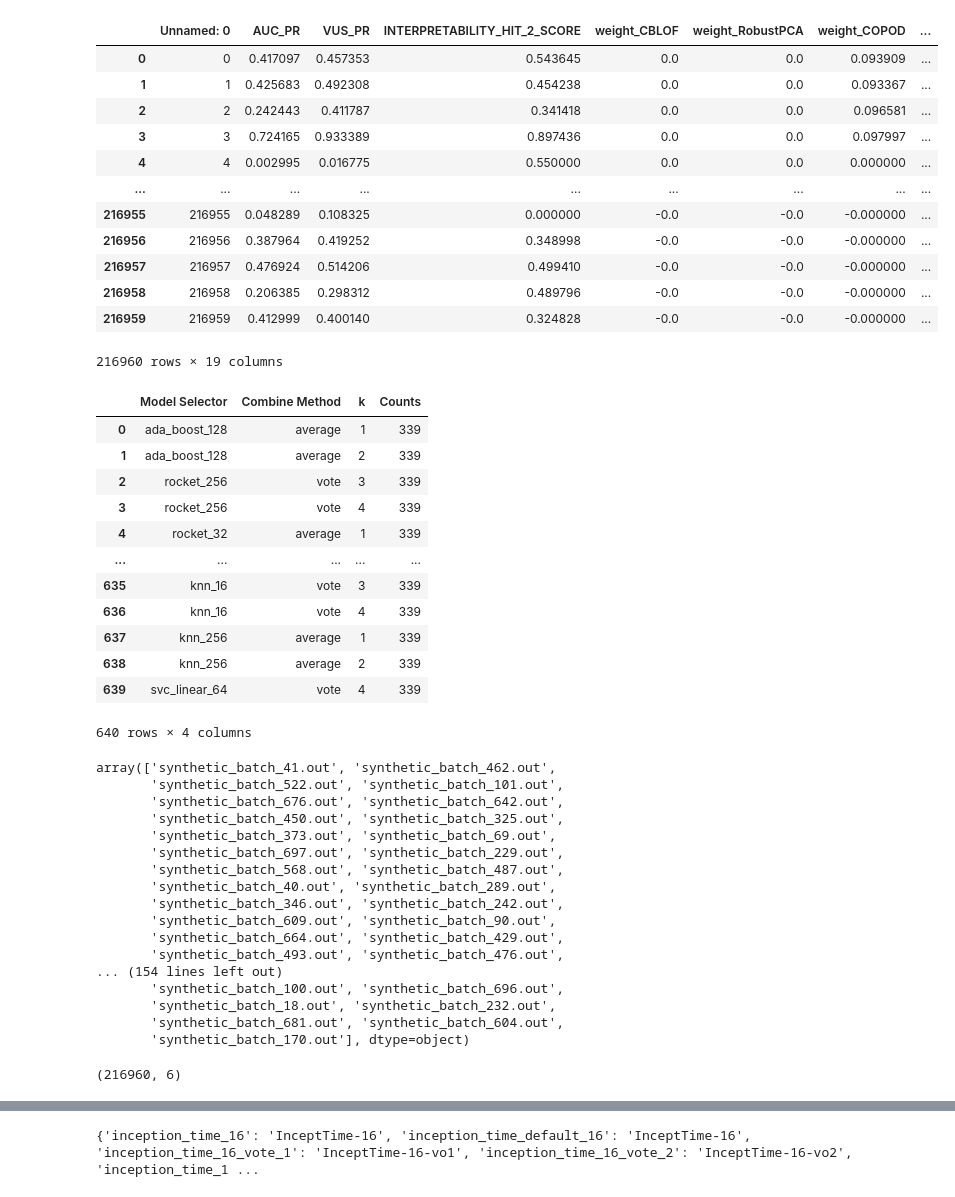
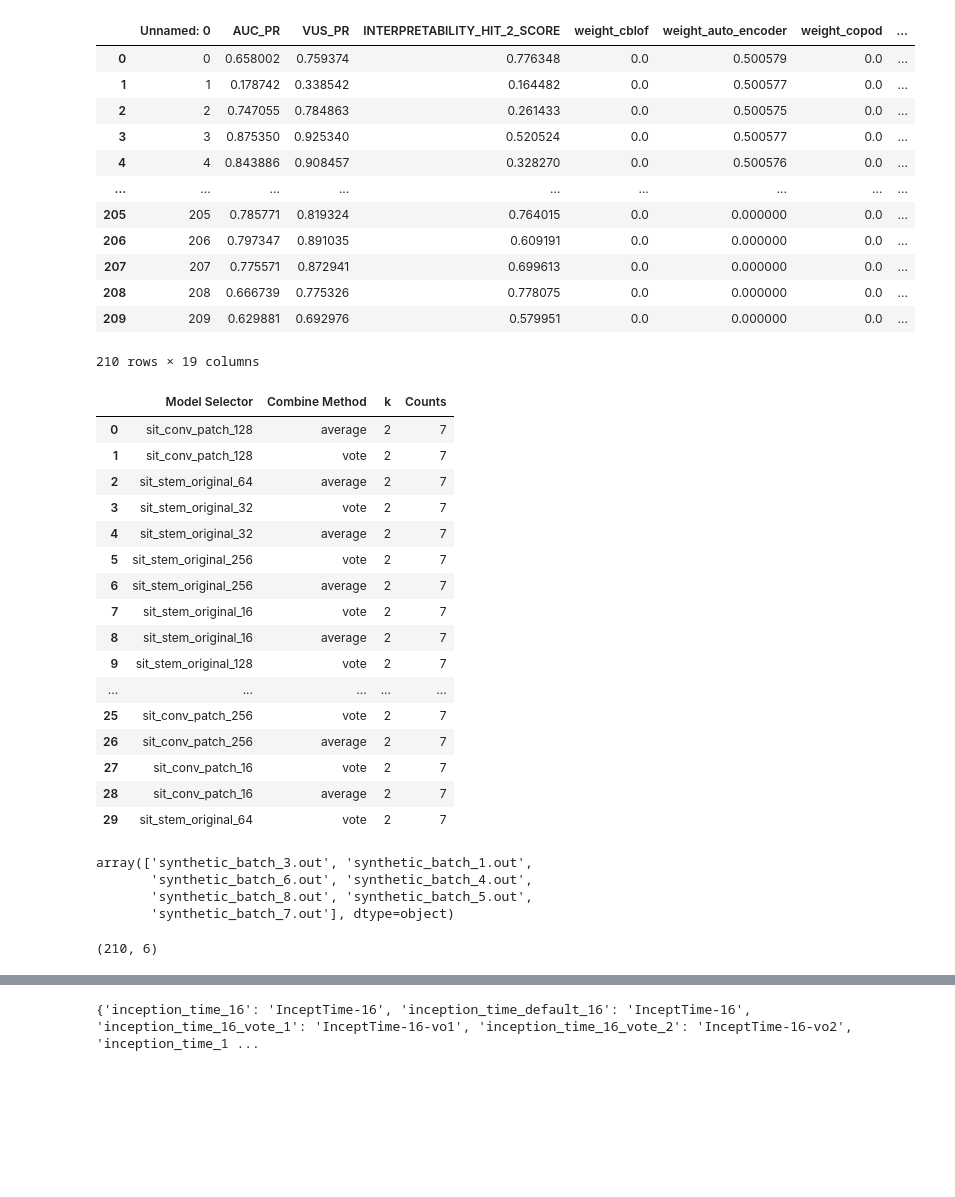
Before and after one commit to doanthihoaithu/MSAD, a Jupyter notebook: analyze_combining_detectors.ipynb, the cells around one changed output, grey strips where cells are left out. Cells and saved outputs as stored; diff of their text form; code cells hidden in the pictures; blank space fills up the shorter version.

```diff
--- a/analyze_combining_detectors.ipynb
+++ b/analyze_combining_detectors.ipynb
@@ -32,57 +32,48 @@ detector_names
 # %%
-combine_df = pd.read_csv(f'results_mts/label_by_{mts_current_metric_for_optimization}/combine_detectors/settings_five/merged_combine_detectors_results.csv')
+combine_df = pd.read_csv(f'results_mts/label_by_{mts_current_metric_for_optimization}/combine_detectors/{current_dataset}/merged_combine_detectors_results.csv')
 combine_df
 # %% [output]
-|  | Unnamed: 0 | AUC_PR | VUS_PR | INTERPRETABILITY_HIT_2_SCORE | weight_CBLOF | weight_RobustPCA | weight_COPOD | ... |
-| 0 | 0 | 0.417097 | 0.457353 | 0.543645 | 0.0 | 0.0 | 0.093909 | ... |
-| 1 | 1 | 0.425683 | 0.492308 | 0.454238 | 0.0 | 0.0 | 0.093367 | ... |
-| 2 | 2 | 0.242443 | 0.411787 | 0.341418 | 0.0 | 0.0 | 0.096581 | ... |
-| 3 | 3 | 0.724165 | 0.933389 | 0.897436 | 0.0 | 0.0 | 0.097997 | ... |
-| 4 | 4 | 0.002995 | 0.016775 | 0.550000 | 0.0 | 0.0 | 0.000000 | ... |
+|  | Unnamed: 0 | AUC_PR | VUS_PR | INTERPRETABILITY_HIT_2_SCORE | weight_cblof | weight_auto_encoder | weight_copod | ... |
+| 0 | 0 | 0.658002 | 0.759374 | 0.776348 | 0.0 | 0.500579 | 0.0 | ... |
+| 1 | 1 | 0.178742 | 0.338542 | 0.164482 | 0.0 | 0.500577 | 0.0 | ... |
+| 2 | 2 | 0.747055 | 0.784863 | 0.261433 | 0.0 | 0.500575 | 0.0 | ... |
+| 3 | 3 | 0.875350 | 0.925340 | 0.520524 | 0.0 | 0.500577 | 0.0 | ... |
+| 4 | 4 | 0.843886 | 0.908457 | 0.328270 | 0.0 | 0.500576 | 0.0 | ... |
 | ... | ... | ... | ... | ... | ... | ... | ... | ... |
-| 216955 | 216955 | 0.048289 | 0.108325 | 0.000000 | -0.0 | -0.0 | -0.000000 | ... |
-| 216956 | 216956 | 0.387964 | 0.419252 | 0.348998 | -0.0 | -0.0 | -0.000000 | ... |
-| 216957 | 216957 | 0.476924 | 0.514206 | 0.499410 | -0.0 | -0.0 | -0.000000 | ... |
-| 216958 | 216958 | 0.206385 | 0.298312 | 0.489796 | -0.0 | -0.0 | -0.000000 | ... |
-| 216959 | 216959 | 0.412999 | 0.400140 | 0.324828 | -0.0 | -0.0 | -0.000000 | ... |
+| 205 | 205 | 0.785771 | 0.819324 | 0.764015 | 0.0 | 0.000000 | 0.0 | ... |
+| 206 | 206 | 0.797347 | 0.891035 | 0.609191 | 0.0 | 0.000000 | 0.0 | ... |
+| 207 | 207 | 0.775571 | 0.872941 | 0.699613 | 0.0 | 0.000000 | 0.0 | ... |
+| 208 | 208 | 0.666739 | 0.775326 | 0.778075 | 0.0 | 0.000000 | 0.0 | ... |
+| 209 | 209 | 0.629881 | 0.692976 | 0.579951 | 0.0 | 0.000000 | 0.0 | ... |
-216960 rows × 19 columns
+210 rows × 19 columns
 # %%
 model_selection_cfgs = combine_df[['Model Selector', 'Combine Method', 'k']].value_counts().to_frame(name='Counts').reset_index()
 model_selection_cfgs
 # %% [output]
 |  | Model Selector | Combine Method | k | Counts |
-| 0 | ada_boost_128 | average | 1 | 339 |
-| 1 | ada_boost_128 | average | 2 | 339 |
-| 2 | rocket_256 | vote | 3 | 339 |
-| 3 | rocket_256 | vote | 4 | 339 |
-| 4 | rocket_32 | average | 1 | 339 |
+| 0 | sit_conv_patch_128 | average | 2 | 7 |
+| 1 | sit_conv_patch_128 | vote | 2 | 7 |
+| 2 | sit_stem_original_64 | average | 2 | 7 |
+| 3 | sit_stem_original_32 | vote | 2 | 7 |
+| 4 | sit_stem_original_32 | average | 2 | 7 |
+| 5 | sit_stem_original_256 | vote | 2 | 7 |
+| 6 | sit_stem_original_256 | average | 2 | 7 |
+| 7 | sit_stem_original_16 | vote | 2 | 7 |
+| 8 | sit_stem_original_16 | average | 2 | 7 |
+| 9 | sit_stem_original_128 | vote | 2 | 7 |
 | ... | ... | ... | ... | ... |
-| 635 | knn_16 | vote | 3 | 339 |
-| 636 | knn_16 | vote | 4 | 339 |
-| 637 | knn_256 | average | 1 | 339 |
-| 638 | knn_256 | average | 2 | 339 |
-| 639 | svc_linear_64 | vote | 4 | 339 |
+| 25 | sit_conv_patch_256 | vote | 2 | 7 |
+| 26 | sit_conv_patch_256 | average | 2 | 7 |
+| 27 | sit_conv_patch_16 | vote | 2 | 7 |
+| 28 | sit_conv_patch_16 | average | 2 | 7 |
+| 29 | sit_stem_original_64 | vote | 2 | 7 |
-640 rows × 4 columns
 # %%
 combine_df['filename'].unique()
 # %% [output]
-array(['synthetic_batch_41.out', 'synthetic_batch_462.out',
-       'synthetic_batch_522.out', 'synthetic_batch_101.out',
-       'synthetic_batch_676.out', 'synthetic_batch_642.out',
-       'synthetic_batch_450.out', 'synthetic_batch_325.out',
-       'synthetic_batch_373.out', 'synthetic_batch_69.out',
-       'synthetic_batch_697.out', 'synthetic_batch_229.out',
-       'synthetic_batch_568.out', 'synthetic_batch_487.out',
-       'synthetic_batch_40.out', 'synthetic_batch_289.out',
-       'synthetic_batch_346.out', 'synthetic_batch_242.out',
-       'synthetic_batch_609.out', 'synthetic_batch_90.out',
-       'synthetic_batch_664.out', 'synthetic_batch_429.out',
-       'synthetic_batch_493.out', 'synthetic_batch_476.out',
-... (154 lines left out)
-       'synthetic_batch_100.out', 'synthetic_batch_696.out',
-       'synthetic_batch_18.out', 'synthetic_batch_232.out',
-       'synthetic_batch_681.out', 'synthetic_batch_604.out',
-       'synthetic_batch_170.out'], dtype=object)
+array(['synthetic_batch_3.out', 'synthetic_batch_1.out',
+       'synthetic_batch_6.out', 'synthetic_batch_4.out',
+       'synthetic_batch_8.out', 'synthetic_batch_5.out',
+       'synthetic_batch_7.out'], dtype=object)
 # %%
 # auc_pf_dfs = pd.DataFrame()
 # auc_pf_dfs['filename'] = df['filename'].unique()
@@ -104,7 +95,7 @@ auc_pf_dfs = pd.concat(auc_pf_dfs, axis=0, ignore_index=True)
 auc_pf_dfs.shape
 # sns.boxplot(data=single_df, x='Dataset', y='AUC_PR', hue='Detector')
 # %% [output]
-(216960, 6)
+(210, 6)
 # %%
 auc_pf_dfs.head()
 # %% [output]
```
Also changed, not shown: parts of 12 cells of this notebook, 5 other files.
